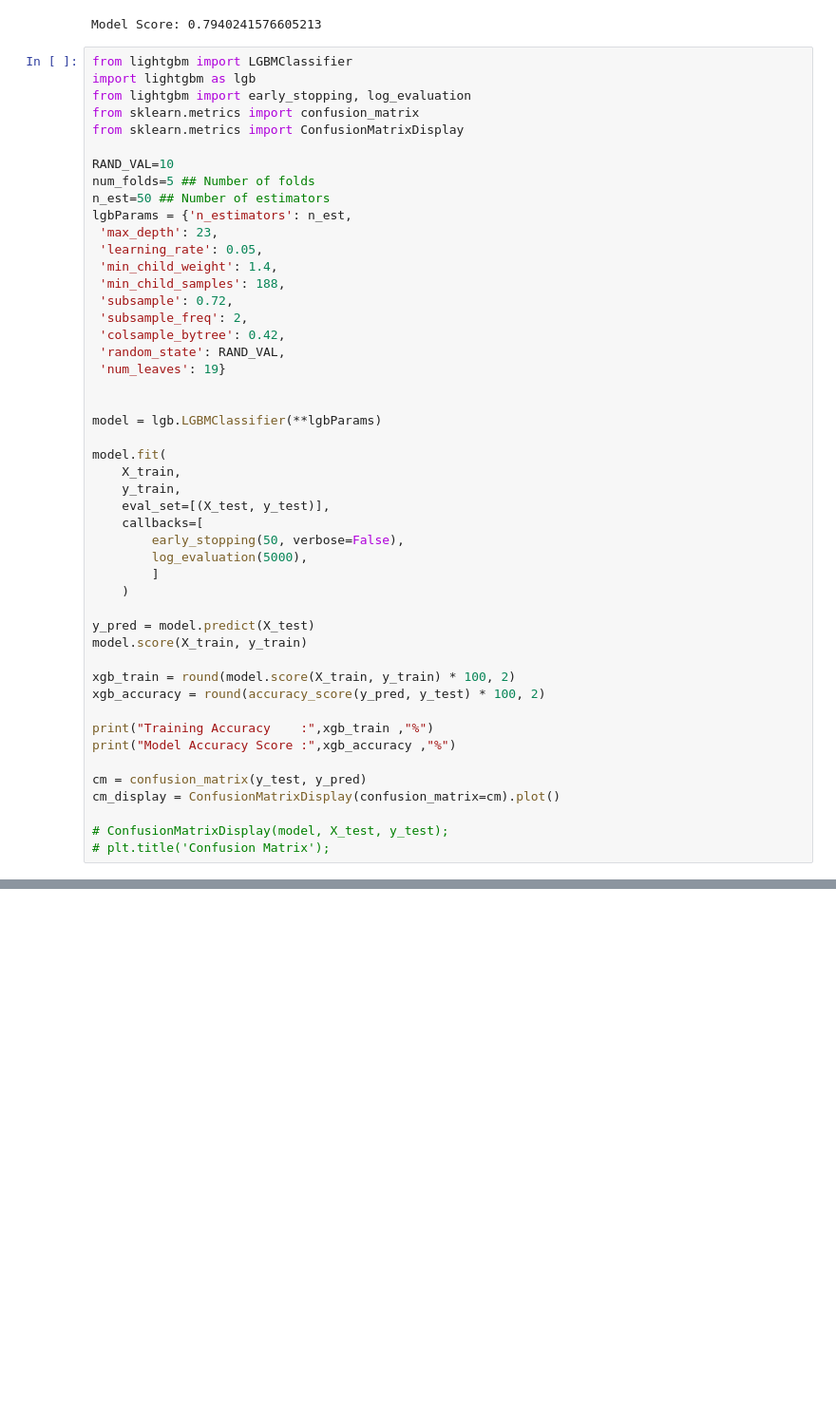
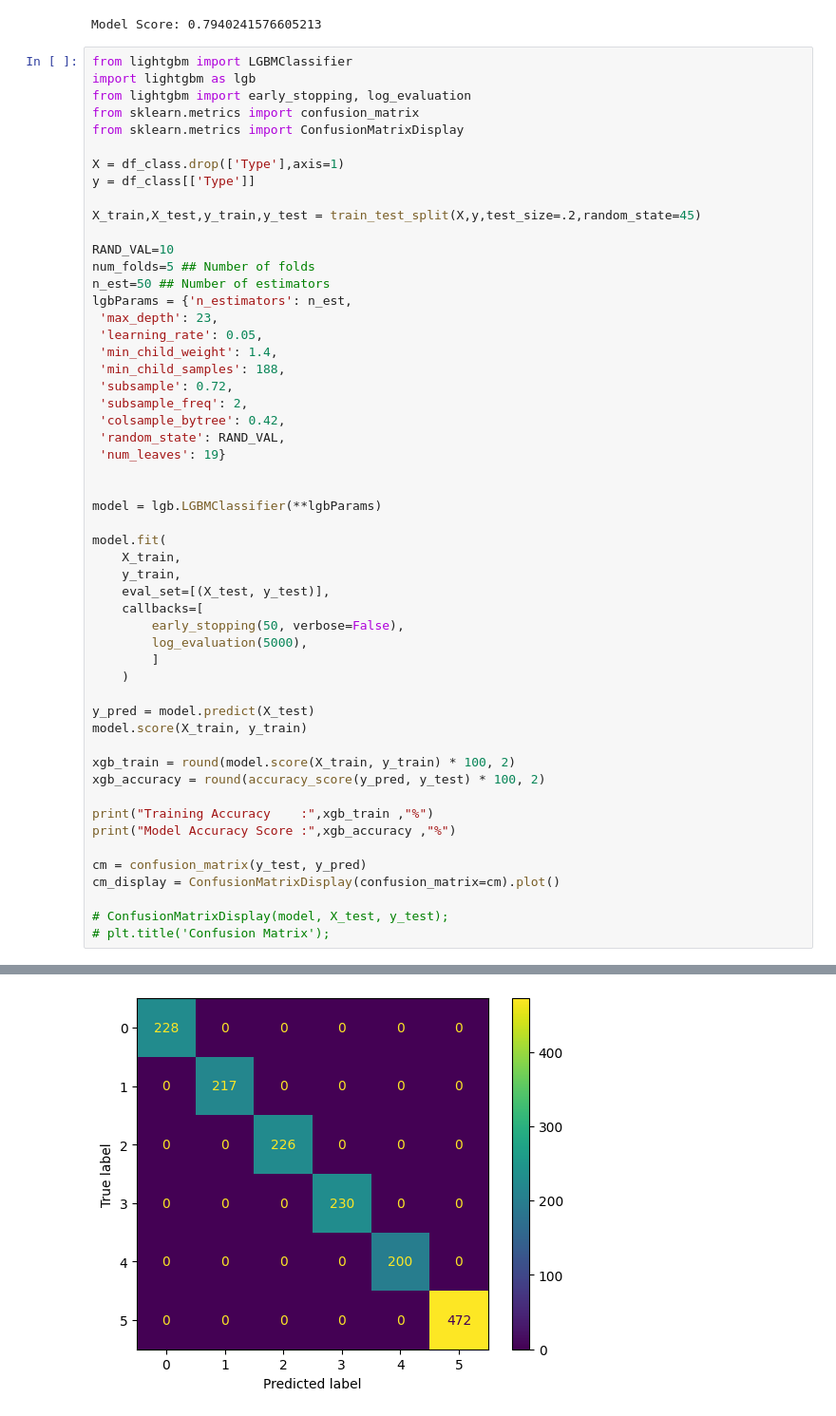
Before and after one commit to Samyaktg/Oskers_Datathon, a Jupyter notebook: model.ipynb, the cells around one changed output, grey strips where cells are left out. Shown at 95% size. Saved outputs shown, nothing was run; the diff lists cells and outputs as text; blank space fills up the shorter version.

```diff
--- a/model.ipynb
+++ b/model.ipynb
@@ -156,6 +150,11 @@ import lightgbm as lgb
 from lightgbm import early_stopping, log_evaluation
 from sklearn.metrics import confusion_matrix
 from sklearn.metrics import ConfusionMatrixDisplay
+
+X = df_class.drop(['Type'],axis=1)
+y = df_class[['Type']]
+
+X_train,X_test,y_train,y_test = train_test_split(X,y,test_size=.2,random_state=45)
 
 RAND_VAL=10
 num_folds=5 ## Number of folds
@@ -203,3 +218,4 @@ ValueError: y should be a 1d array, got an array of shape (6288, 5) instead.
+[figure, added]
 # %%
 import xgboost as Xgb
 from sklearn.metrics import confusion_matrix
```
Also changed, not shown: parts of 3 cells of this notebook.
